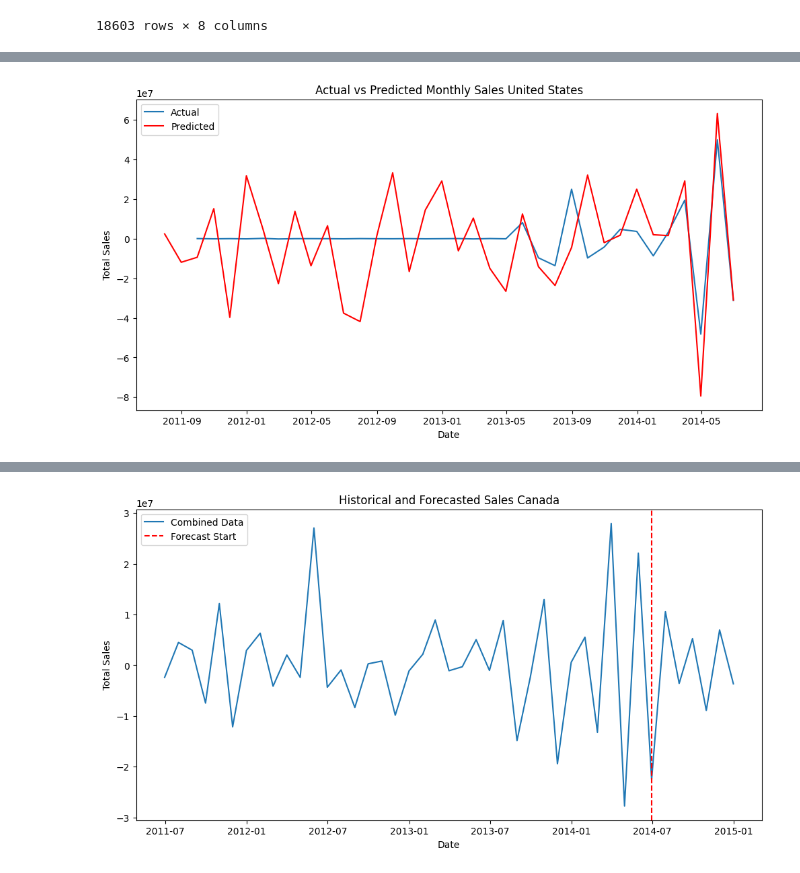
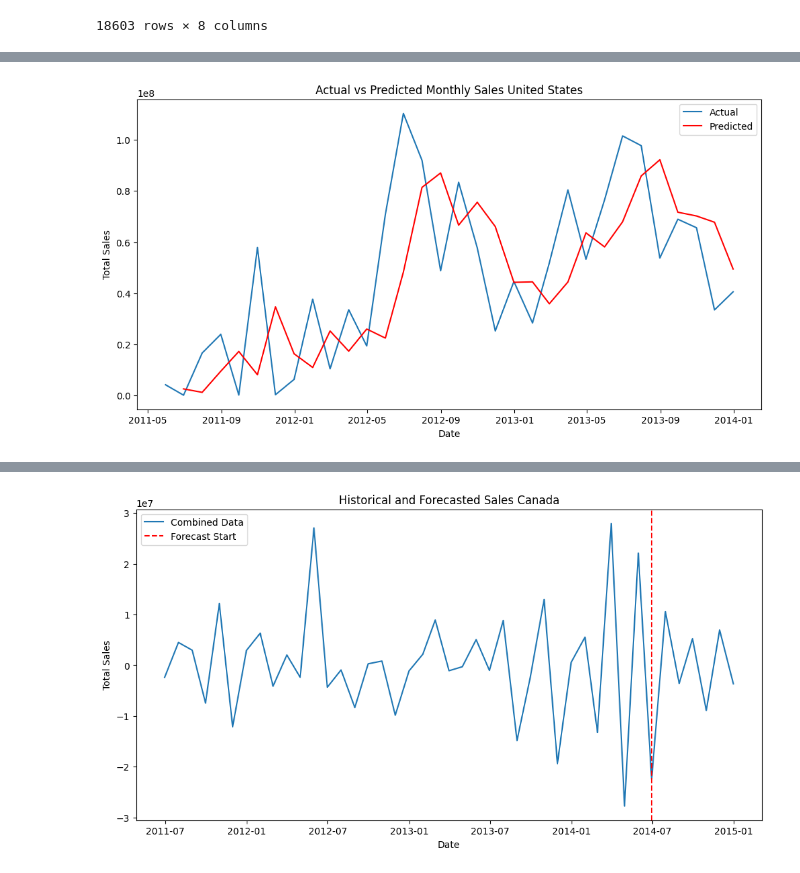
Before and after one commit to ga1nang/curent_topic, a Jupyter notebook: arima_country.ipynb, the cells around one changed output, grey strips where cells are left out. Drawn from its saved outputs; the diff is of its cells as text; code cells hidden in the pictures.

```diff
--- a/arima_country.ipynb
+++ b/arima_country.ipynb
@@ -175,7 +253,7 @@ n_countries = len(countries)  # Total number of countries
 
 plt.figure(figsize=(12, 6 * n_countries))  # Adjust figure size dynamically based on the number of countries
 
-for i, (country, monthly_sales) in enumerate(monthly_sales_by_country.items(), 1):
+for i, (country, monthly_sales) in enumerate(train_data.items(), 1):
     plt.subplot(n_countries, 1, i)
     plt.plot(monthly_sales, marker='o', linestyle='-')
     plt.title(f"Monthly Total Sales for country: {country}")
@@ -191,9 +271,9 @@ plt.show()
 # %%
 # Define maximum lags (adjust as necessary)
-max_lags = 15
+max_lags = 13
 
 # Loop through each country and plot ACF and PACF
-for country, monthly_sales in monthly_sales_by_country.items():
+for country, monthly_sales in train_data.items():
     plt.figure(figsize=(12, 6))
 
     # Plot ACF
@@ -217,0 +298,7 @@ plt.show()
+# %%
+from pmdarima import auto_arima
+
+for country, series in train_data.items():
+    print(f"Finding best ARIMA order for {country}...")
+    model = auto_arima(series, seasonal=False, trace=True, stepwise=True)
+    print(f"Best ARIMA order for {country}: {model.order}")
@@ -223,12 +327,12 @@ array(['Canada', 'France', 'United States', 'Australia', 'United Kingdom',
 # %%
 model_countries = {}
 
-model_countries[countries[0]] = ARIMA(monthly_sales_by_country[countries[0]], order=(7, 0, 1))
-model_countries[countries[1]] = ARIMA(monthly_sales_by_country[countries[1]], order=(2, 0, 3))
-model_countries[countries[2]] = ARIMA(monthly_sales_by_country[countries[2]], order=(1, 0, 1))
-model_countries[countries[3]] = ARIMA(monthly_sales_by_country[countries[3]], order=(2, 0, 1))
-model_countries[countries[4]] = ARIMA(monthly_sales_by_country[countries[4]], order=(2, 0, 2))
-model_countries[countries[5]] = ARIMA(monthly_sales_by_country[countries[5]], order=(3, 0, 1))
+model_countries[countries[0]] = ARIMA(train_data[countries[0]], order=(0, 0, 1))
+model_countries[countries[1]] = ARIMA(train_data[countries[1]], order=(2, 0, 0))
+model_countries[countries[2]] = ARIMA(train_data[countries[2]], order=(0, 1, 1))
+model_countries[countries[3]] = ARIMA(train_data[countries[3]], order=(2, 0, 0))
+model_countries[countries[4]] = ARIMA(train_data[countries[4]], order=(2, 1, 0))
+model_countries[countries[5]] = ARIMA(train_data[countries[5]], order=(2, 0, 1))
 # %%
 model_fit_countries = {}
 
@@ -275,11 +383,11 @@ for (country, model) in model_fit_countries.items():
 # %%
 for (country, model) in model_fit_countries.items():
     # In-sample prediction
-    predictions = model.predict(start=monthly_sales_by_country[country].index[1], end=monthly_sales_by_country[country].index[-1], typ='levels')
+    predictions = model.predict(start=train_data[country].index[1], end=train_data[country].index[-1], typ='levels')
 
     # Plot actual vs predicted
     plt.figure(figsize=(12, 6))
-    plt.plot(monthly_sales, label='Actual')
+    plt.plot(train_data[country], label='Actual')
     plt.plot(predictions, color='red', label='Predicted')
     plt.title('Actual vs Predicted Monthly Sales ' + country)
     plt.xlabel('Date')
@@ -292 +400 @@ for (country, model) in model_fit_countries.items():
-[figure, old version]
+[figure, new version]
```
Also changed, not shown: parts of 40 cells of this notebook.
